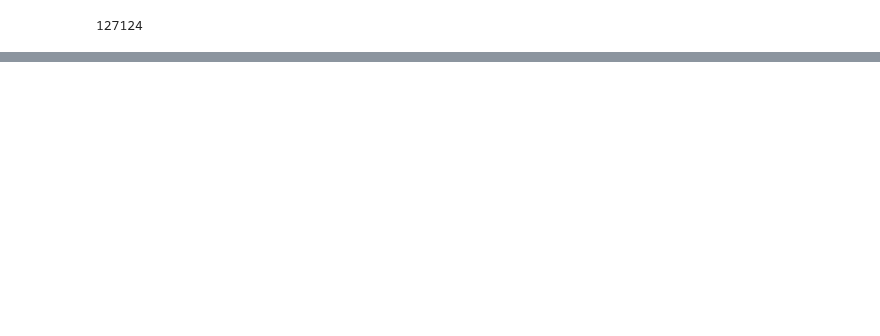
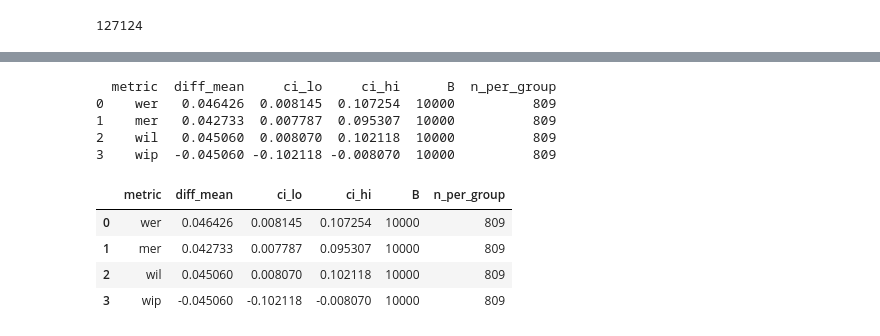
Before and after one commit to Vinithkuruppu/ASR-Elder, a Jupyter notebook: asr_eval.ipynb, the cells around one changed output, grey strips where cells are left out. Saved outputs shown, nothing was run; the diff lists cells and outputs as text; code cells hidden in the pictures; blank space fills up the shorter version.

```diff
--- a/asr_eval.ipynb
+++ b/asr_eval.ipynb
@@ -132,0 +341,78 @@ well the girl is telling the boy to get the cookies down but dont tell your moth
+# %%
+# Per-speaker counts from your metrics_spk (uses gt_concat / hyp_concat)
+def prepare_speaker_counts(df, gt_col="gt_concat", hyp_col="hyp_concat"):
+    out = df.copy()
+    gts  = out[gt_col].fillna("").astype(str).tolist()
+    hyps = out[hyp_col].fillna("").astype(str).tolist()
+    Ms = [process_words(g, h) for g, h in zip(gts, hyps)]
+    out["hits"] = [m.hits for m in Ms]
+    out["subs"] = [m.substitutions for m in Ms]
+    out["dels"] = [m.deletions for m in Ms]
+    out["ins"]  = [m.insertions for m in Ms]
+    return out
+
+# Metric formulas from counts
+def metrics_from_counts(H, S, D, I):
+    ref = H + S + D
+    err = S + D + I
+    total = H + S + D + I
+    wer = err / ref if ref > 0 else np.nan
+    mer = err / total if total > 0 else np.nan
+    wip = (H / ref) * (H / (H + I)) if (ref > 0 and (H + I) > 0) else np.nan
+    wil = 1.0 - wip if np.isfinite(wip) else np.nan
+    return {"wer": float(wer), "mer": float(mer), "wil": float(wil), "wip": float(wip)}
+
+# Balanced equal-speaker bootstrap (difference: under_60 − 60_and_above)
+def balanced_bootstrap_diff_allmetrics(df_counts, group_col="age2", B=10000, seed=0):
+    rng = np.random.default_rng(seed)
+
+    g_old = df_counts[df_counts[group_col] == "60_and_above"][["hits","subs","dels","ins"]].to_numpy()
+    g_yng = df_counts[df_counts[group_col] == "under_60"][["hits","subs","dels","ins"]].to_numpy()
+    if len(g_old) == 0 or len(g_yng) == 0:
+        raise ValueError("Both groups must be present in column 'age2'.")
+
+    n = min(len(g_old), len(g_yng))  # equal speakers per group
+    diffs = {k: np.empty(B, dtype=float) for k in ("wer","mer","wil","wip")}
+
+    for b in range(B):
+        i_old = rng.integers(0, len(g_old), size=n)
+        i_yng = rng.integers(0, len(g_yng), size=n)
+        H1,S1,D1,I1 = g_old[i_old].sum(axis=0)   # 60_and_above
+        H2,S2,D2,I2 = g_yng[i_yng].sum(axis=0)   # under_60
+        m1 = metrics_from_counts(H1,S1,D1,I1)
+        m2 = metrics_from_counts(H2,S2,D2,I2)
+        diffs["wer"][b] = m2["wer"] - m1["wer"]
+        diffs["mer"][b] = m2["mer"] - m1["mer"]
+        diffs["wil"][b] = m2["wil"] - m1["wil"]
+        diffs["wip"][b] = m2["wip"] - m1["wip"]
+
+    rows = []
+    for k, arr in diffs.items():
+        lo, hi = np.quantile(arr, [0.025, 0.975])
+        rows.append({"metric": k,
+                     "diff_mean": float(arr.mean()),   # under_60 − 60_and_above
+                     "ci_lo": float(lo), "ci_hi": float(hi),
+                     "B": B, "n_per_group": n})
+    return pd.DataFrame(rows)
+
+
+if "age2" not in metrics_spk.columns:
+    metrics_spk["age2"] = np.where(metrics_spk["decade"] >= 60, "60_and_above", "under_60")
+
+df_counts = prepare_speaker_counts(metrics_spk, gt_col="gt_concat", hyp_col="hyp_concat")
+balanced_results = balanced_bootstrap_diff_allmetrics(df_counts, group_col="age2", B=10000, seed=0)
+print(balanced_results)
+# %% [output]
+  metric  diff_mean     ci_lo     ci_hi      B  n_per_group
+0    wer   0.046426  0.008145  0.107254  10000          809
+1    mer   0.042733  0.007787  0.095307  10000          809
+2    wil   0.045060  0.008070  0.102118  10000          809
+3    wip  -0.045060 -0.102118 -0.008070  10000          809
+# %%
+balanced_results
+# %% [output]
+|  | metric | diff_mean | ci_lo | ci_hi | B | n_per_group |
+| 0 | wer | 0.046426 | 0.008145 | 0.107254 | 10000 | 809 |
+| 1 | mer | 0.042733 | 0.007787 | 0.095307 | 10000 | 809 |
+| 2 | wil | 0.045060 | 0.008070 | 0.102118 | 10000 | 809 |
+| 3 | wip | -0.045060 | -0.102118 | -0.008070 | 10000 | 809 |
```
Also changed, not shown: parts of 32 cells of this notebook.
